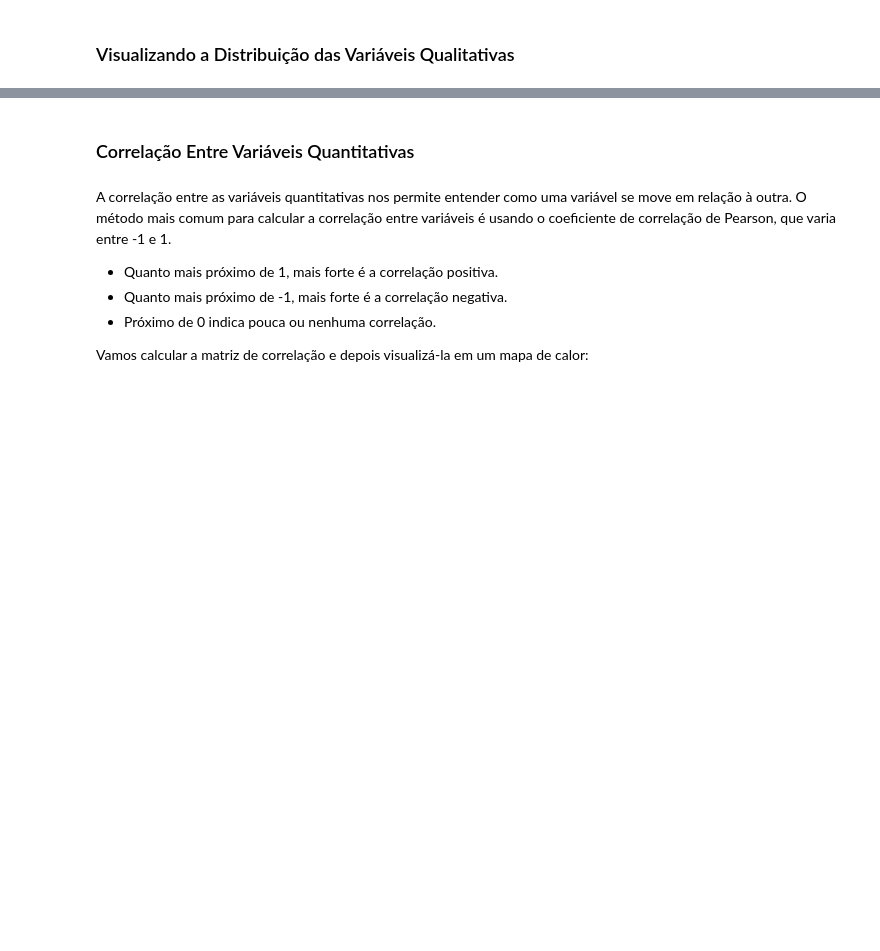
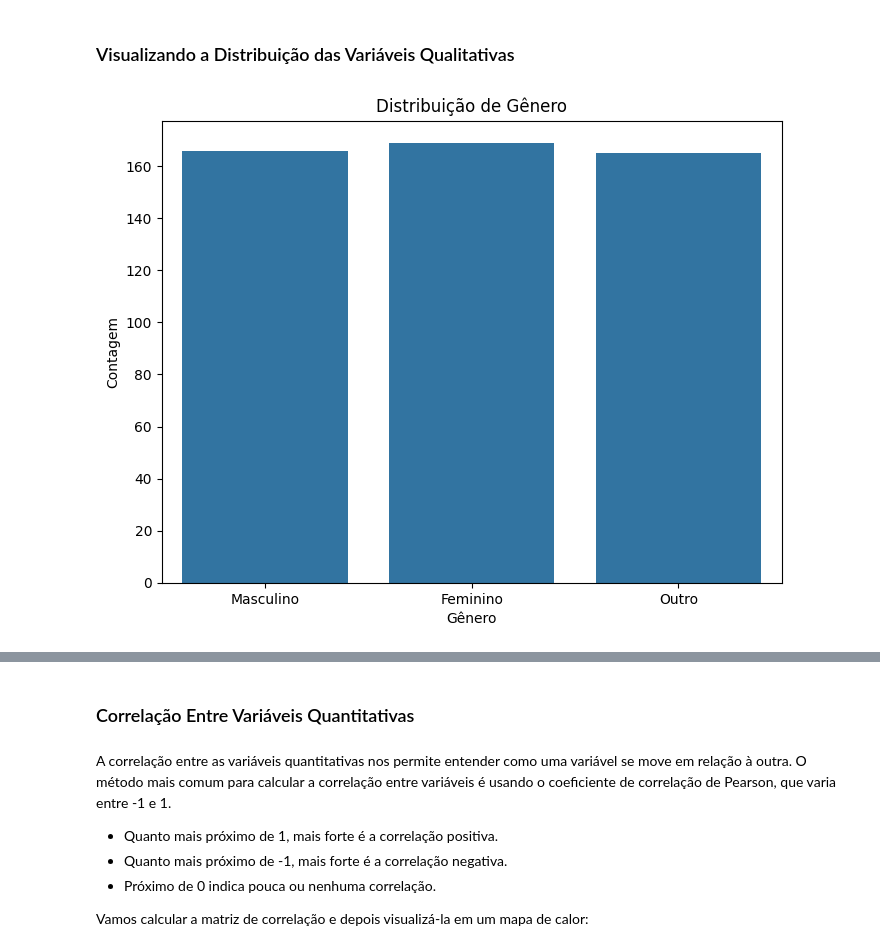
Before and after one commit to clenio77/my-data-analyst, a Jupyter notebook: Capitulo04/DSA-Projeto2.ipynb, the cells around one changed output, grey strips where cells are left out. Saved outputs shown, nothing was run; the diff lists cells and outputs as text; code cells hidden in the pictures; blank space fills up the shorter version.

```diff
--- a/Capitulo04/DSA-Projeto2.ipynb
+++ b/Capitulo04/DSA-Projeto2.ipynb
@@ -147,11 +166,13 @@ plt.show()
 # %%
 # Distribuição de Gênero
 plt.figure(figsize = (8, 6))
-sns.countplot(data = df_dsa, x = 'Genero')
+sns.countplot(data = df, x = 'Genero')
 plt.title('Distribuição de Gênero')
 plt.xlabel('Gênero')
 plt.ylabel('Contagem')
 plt.show()
+# %% [output]
+[figure, added]
 # %%
 # Distribuição de Escolaridade
 plt.figure(figsize = (8, 6))
```
Also changed, not shown: parts of 27 cells of this notebook.
